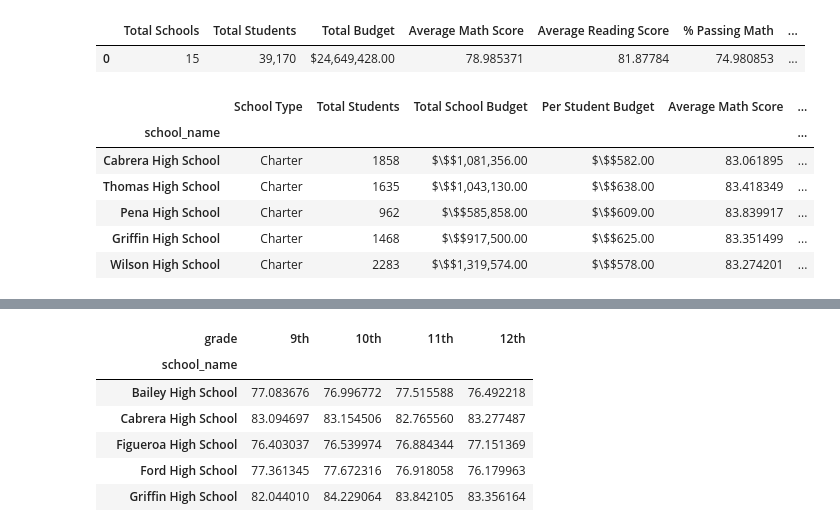
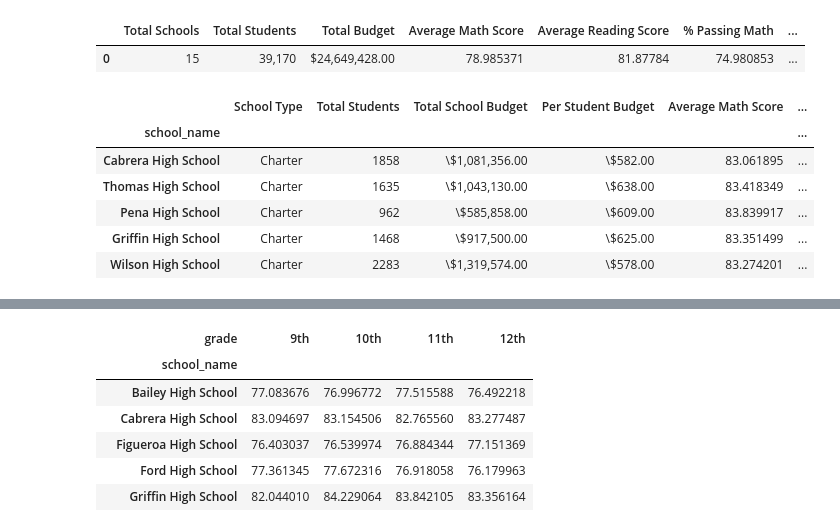
Before and after one commit to jackharv7/Pandas-City-Schools, a Jupyter notebook: Pandas City Schools.ipynb, the cells around one changed output, grey strips where cells are left out. Saved outputs shown, nothing was run; the diff lists cells and outputs as text; code cells hidden in the pictures.

```diff
--- a/Pandas City Schools.ipynb
+++ b/Pandas City Schools.ipynb
@@ -62,20 +62,20 @@ opr = (school_p_m + school_p_r)/2
 # %%
 
 top = {"School Type":school_type,"Total Students": school_students,"Total School Budget":school_budget, "Per Student Budget":school_budget_per, "Average Math Score":school_math, "Average Reading Score":school_reading, "% Passing Math":school_p_m, "% Passing Reading" :school_p_r,"% Overall Passing Rate": opr}
-top2 = {"School Type":school_type,"Total Students": school_students,"Total School Budget":school_budget.transform(lambda x: "$\$${0:,.2f}".format(x)), "Per Student Budget":school_budget_per.transform("$\$${0:,.2f}".format), "Average Math Score":school_math, "Average Reading Score":school_reading, "% Passing Math":school_p_m, "% Passing Reading" :school_p_r,"% Overall Passing Rate": opr}
+top2 = {"School Type":school_type,"Total Students": school_students,"Total School Budget":school_budget.transform(lambda x: "\${0:,.2f}".format(x)), "Per Student Budget":school_budget_per.transform("\${0:,.2f}".format), "Average Math Score":school_math, "Average Reading Score":school_reading, "% Passing Math":school_p_m, "% Passing Reading" :school_p_r,"% Overall Passing Rate": opr}
 
 
 top_df = pd.DataFrame(top)
 top2_df = pd.DataFrame(top2)
 top2_df.sort_values(by=['% Overall Passing Rate'], ascending = False).head()
 # %% [output]
 |  | School Type | Total Students | Total School Budget | Per Student Budget | Average Math Score | ... |
 | school_name |  |  |  |  |  | ... |
-| Cabrera High School | Charter | 1858 | $\$$1,081,356.00 | $\$$582.00 | 83.061895 | ... |
-| Thomas High School | Charter | 1635 | $\$$1,043,130.00 | $\$$638.00 | 83.418349 | ... |
-| Pena High School | Charter | 962 | $\$$585,858.00 | $\$$609.00 | 83.839917 | ... |
-| Griffin High School | Charter | 1468 | $\$$917,500.00 | $\$$625.00 | 83.351499 | ... |
-| Wilson High School | Charter | 2283 | $\$$1,319,574.00 | $\$$578.00 | 83.274201 | ... |
+| Cabrera High School | Charter | 1858 | \$1,081,356.00 | \$582.00 | 83.061895 | ... |
+| Thomas High School | Charter | 1635 | \$1,043,130.00 | \$638.00 | 83.418349 | ... |
+| Pena High School | Charter | 962 | \$585,858.00 | \$609.00 | 83.839917 | ... |
+| Griffin High School | Charter | 1468 | \$917,500.00 | \$625.00 | 83.351499 | ... |
+| Wilson High School | Charter | 2283 | \$1,319,574.00 | \$578.00 | 83.274201 | ... |
 # %%
 top2_df.sort_values(by=['% Overall Passing Rate']).head()
 # %% [output]
```
Also changed, not shown: parts of 3 cells of this notebook.
